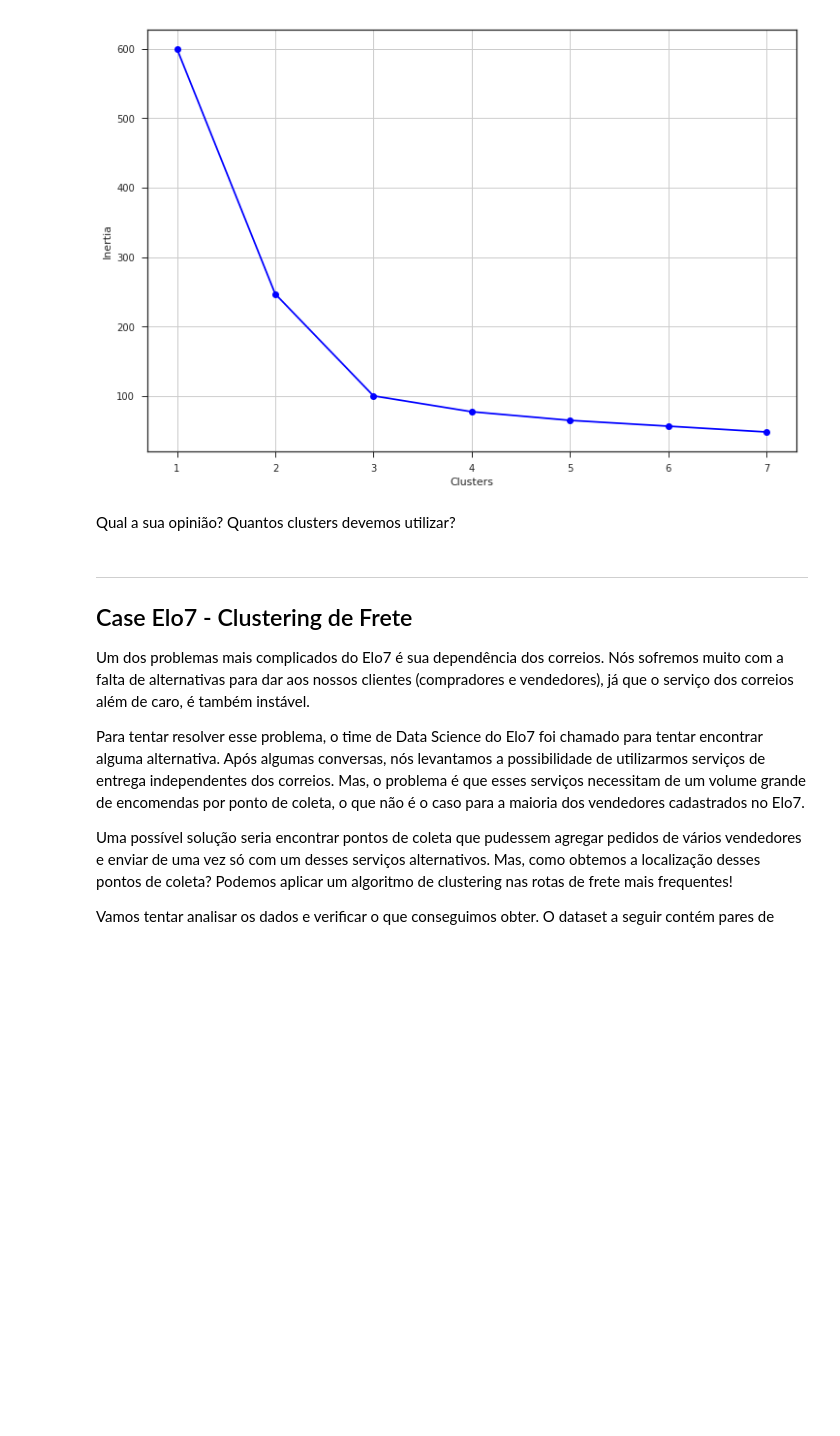
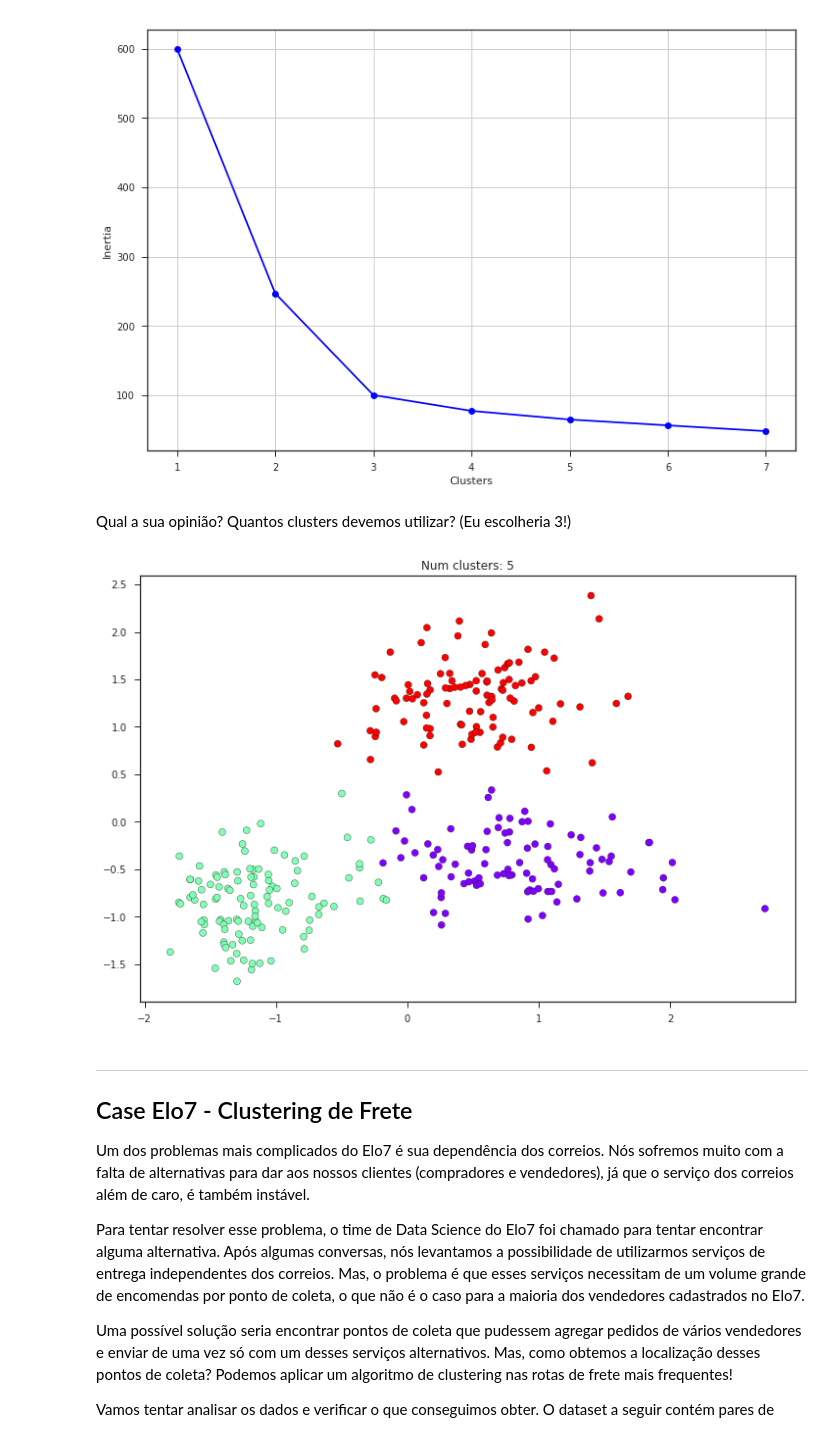
Before and after one commit to somostera/tera-data-science-jul2018, a Jupyter notebook: 27-clustering/notebook/aula_tera_clustering_respostas.ipynb, the cells around one changed output. Saved outputs shown, nothing was run; the diff lists cells and outputs as text; code cells hidden in the pictures; blank space fills up the shorter version.

```diff
--- a/27-clustering/notebook/aula_tera_clustering_respostas.ipynb
+++ b/27-clustering/notebook/aula_tera_clustering_respostas.ipynb
@@ -362,20 +213,0 @@ Explore o método K-Means para encontrar os clusters. Quantos clusters devemos e
-# %%
-# E agora plotamos o resultado
-n_clusters = range(2,5)
-
-X = df_user_elo7.values
-
-# Dados normalizados
-X_scaled = StandardScaler().fit_transform(X)
-
-for n in n_clusters:
-    estimator = KMeans(n_clusters=n, random_state=170)
-    estimator.fit(X_scaled)
-    labels = estimator.labels_
-    plt.scatter(x=X_scaled[:,0],
-                y=X_scaled[:,1],
-                c=labels.astype(np.float),
-                cmap='rainbow',
-                edgecolor='k')
-    plt.title('Num clusters: {}'.format(n))
-    plt.show()
@@ -411,7 +237,21 @@ plt.show()
 # %% [output]
 [figure]
 # %% [markdown]
-Qual a sua opinião? Quantos clusters devemos utilizar?
+Qual a sua opinião? Quantos clusters devemos utilizar? (Eu escolheria 3!)
+# %%
+estimator = KMeans(n_clusters=3)
+estimator.fit(X_scaled)
+labels = estimator.labels_
+
+plt.scatter(x=X_scaled[:,0],
+            y=X_scaled[:,1],
+            c=labels.astype(np.float),
+            cmap='rainbow',
+            edgecolor='k')
+plt.title('Num clusters: {}'.format(n))
+plt.show()
+# %% [output]
+[figure, added]
 # %% [markdown]
 ---
 ## Case Elo7 - Clustering de Frete
```
Also changed, not shown: parts of 56 cells of this notebook.
